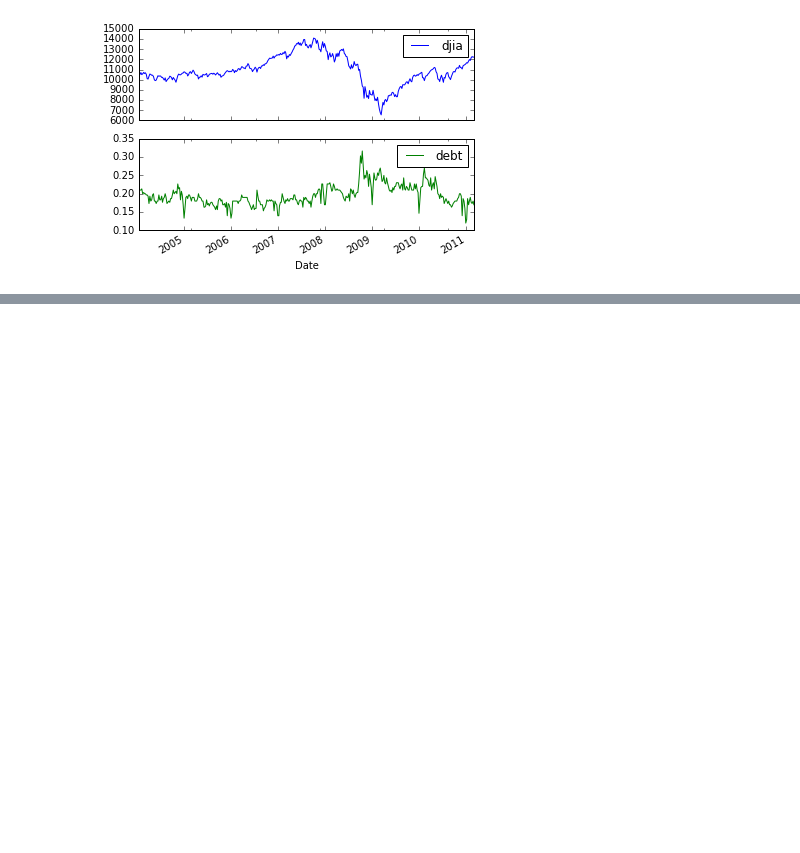
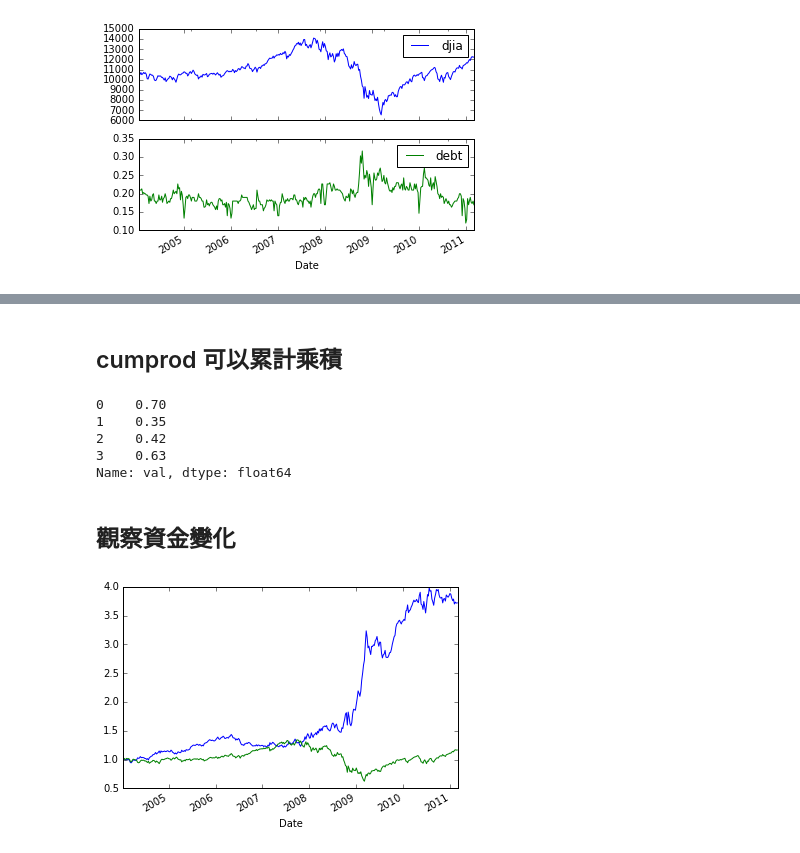
Before and after one commit to ywchiu/pyfintech, a Jupyter notebook: 20160806Demo.ipynb, the cells around one changed output, grey strips where cells are left out. Drawn from its saved outputs; the diff is of its cells as text; code cells hidden in the pictures; blank space fills up the shorter version.

```diff
--- a/20160806Demo.ipynb
+++ b/20160806Demo.ipynb
@@ -56,0 +120,6 @@ array([<matplotlib.axes._subplots.AxesSubplot object at 0x...>,
+# %%
+# Debt Term 黃金交叉賣出
+data['order'][data.debt > data.debt_mavg] = -1
+# Debt Term 死亡交叉買進
+data['order'][data.debt < data.debt_mavg] = 1
+data.head(10)
@@ -56,0 +171,3 @@ array([<matplotlib.axes._subplots.AxesSubplot object at 0x...>,
+# %%
+data['ret_djia'] = data.djia.pct_change()
+data.head()
@@ -56,0 +184,2 @@ array([<matplotlib.axes._subplots.AxesSubplot object at 0x...>,
+# %%
+data['ret_djia'] = data['ret_djia'].shift(-1)
@@ -56,0 +196,3 @@ array([<matplotlib.axes._subplots.AxesSubplot object at 0x...>,
+# %%
+data['ret_google'] = data.order * data.ret_djia
+data.head(10)
@@ -56,0 +232,18 @@ array([<matplotlib.axes._subplots.AxesSubplot object at 0x...>,
+# %% [markdown]
+## cumprod 可以累計乘積
+# %%
+df = pd.DataFrame({'val':[0.7,0.5,1.2,1.5]})
+df.val.cumprod()
+# %% [output]
+0    0.70
+1    0.35
+2    0.42
+3    0.63
+Name: val, dtype: float64
+# %% [markdown]
+## 觀察資金變化
+# %%
+(1 + data.ret_google).cumprod().plot();
+(1 + data.ret_djia).cumprod().plot();
+# %% [output]
+[figure, added]
```
Also changed, not shown: parts of 22 cells of this notebook.
